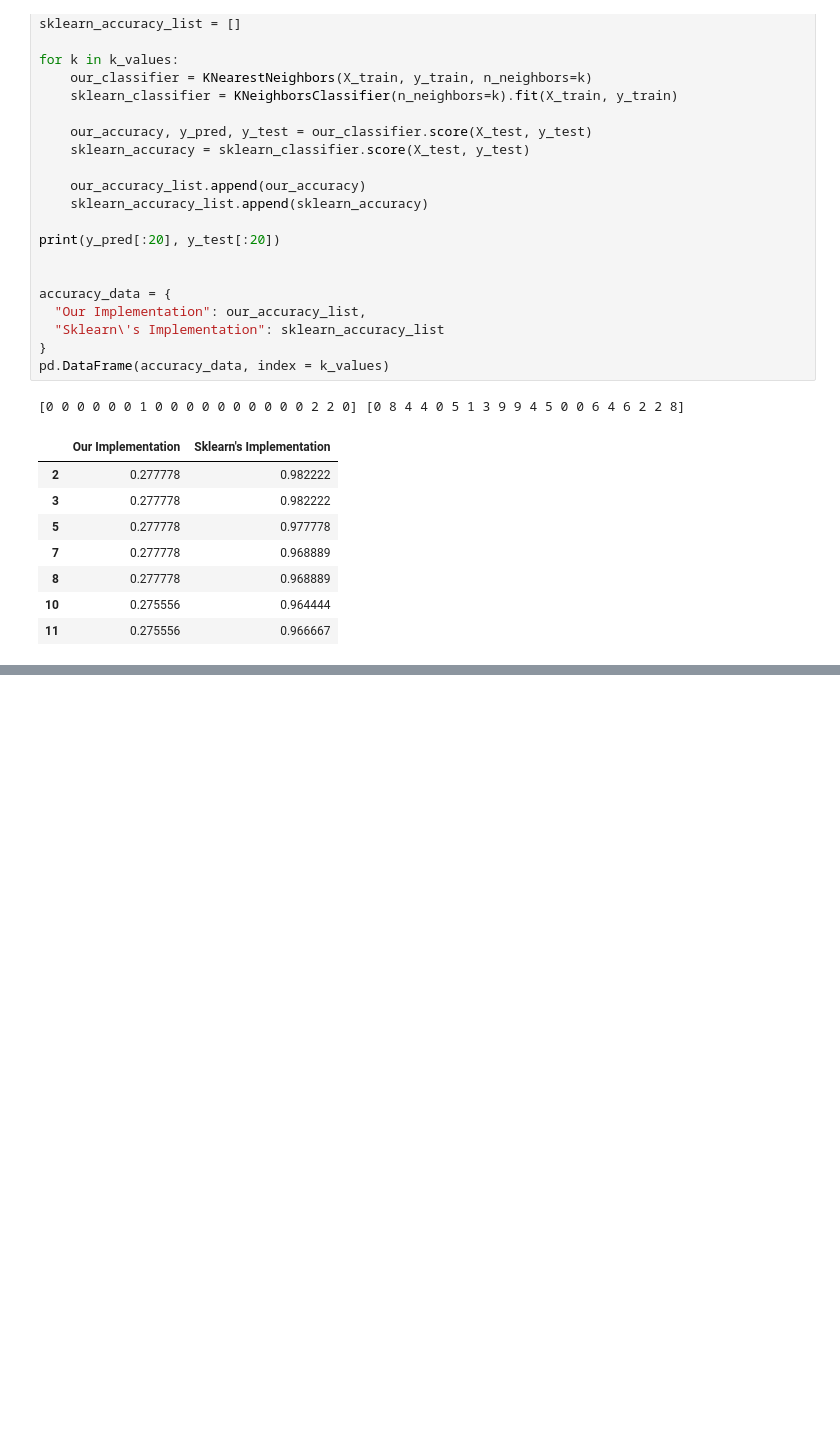
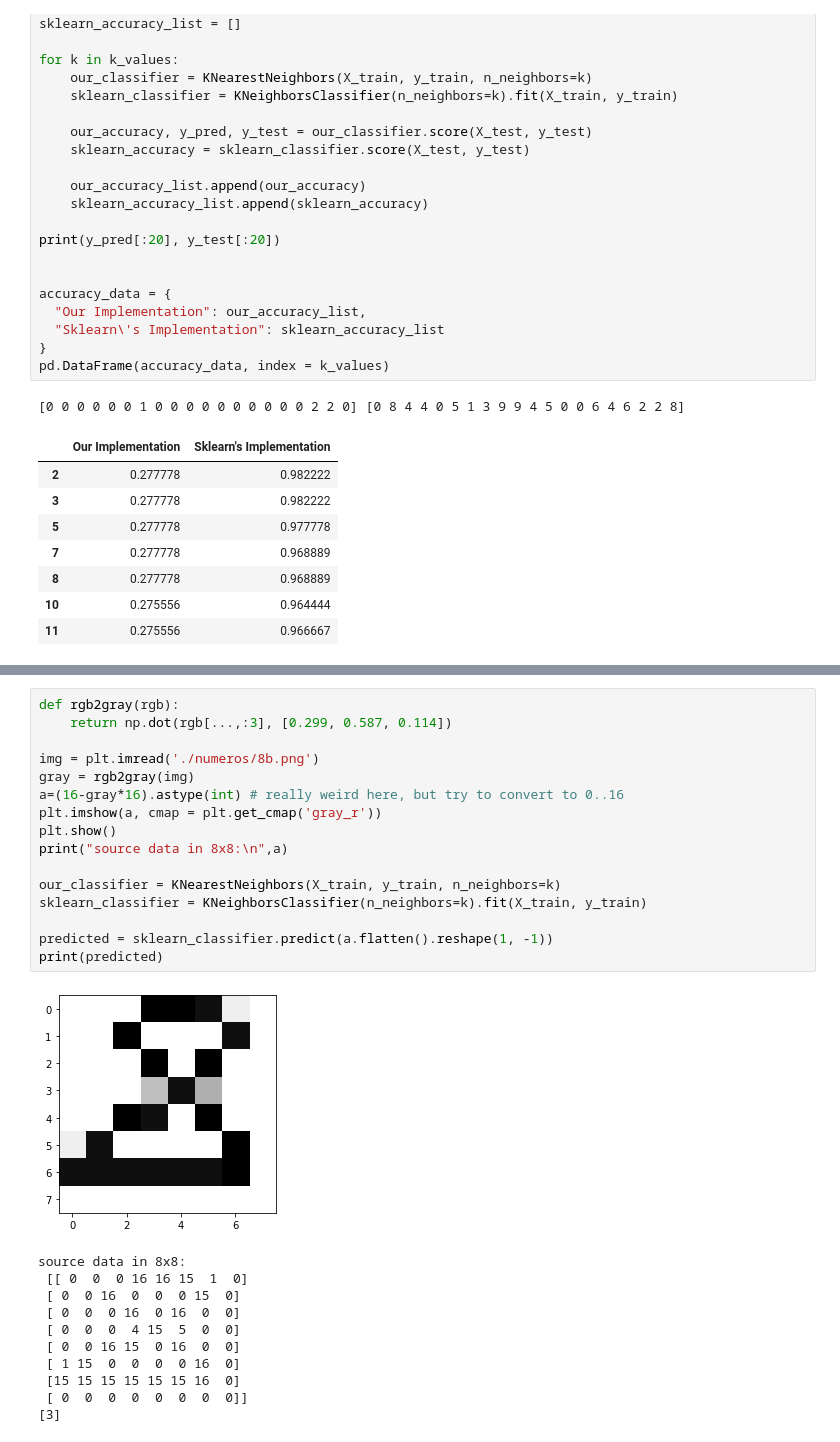
Before and after one commit to JulianCamacho/CE-5506-Reconocimiento-de-Patrones, a Jupyter notebook: KNearestNeighbors/knn.ipynb, the cells around one changed output, grey strips where cells are left out. Cells and saved outputs as stored; diff of their text form; blank space fills up the shorter version.

```diff
--- a/KNearestNeighbors/knn.ipynb
+++ b/KNearestNeighbors/knn.ipynb
@@ -371,0 +432,28 @@ source data in 8x8:
+# %%
+def rgb2gray(rgb):
+    return np.dot(rgb[...,:3], [0.299, 0.587, 0.114])
+
+img = plt.imread('./numeros/8b.png')
+gray = rgb2gray(img)
+a=(16-gray*16).astype(int) # really weird here, but try to convert to 0..16
+plt.imshow(a, cmap = plt.get_cmap('gray_r'))
+plt.show()
+print("source data in 8x8:\n",a)
+
+our_classifier = KNearestNeighbors(X_train, y_train, n_neighbors=k)
+sklearn_classifier = KNeighborsClassifier(n_neighbors=k).fit(X_train, y_train)
+
+predicted = sklearn_classifier.predict(a.flatten().reshape(1, -1))
+print(predicted)
+# %% [output]
+[figure, added]
+source data in 8x8:
+ [[ 0  0  0 16 16 15  1  0]
+ [ 0  0 16  0  0  0 15  0]
+ [ 0  0  0 16  0 16  0  0]
+ [ 0  0  0  4 15  5  0  0]
+ [ 0  0 16 15  0 16  0  0]
+ [ 1 15  0  0  0  0 16  0]
+ [15 15 15 15 15 15 16  0]
+ [ 0  0  0  0  0  0  0  0]]
+[3]
```
Also changed, not shown: parts of 12 cells of this notebook, 7 other files.
